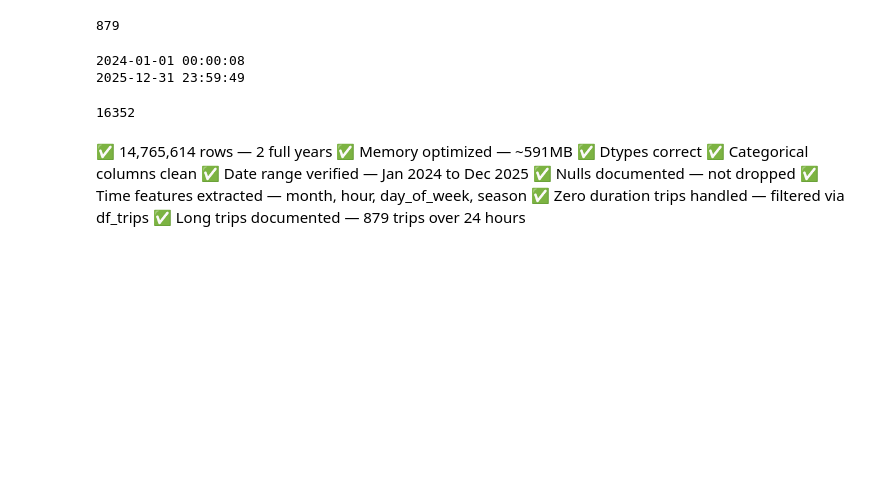
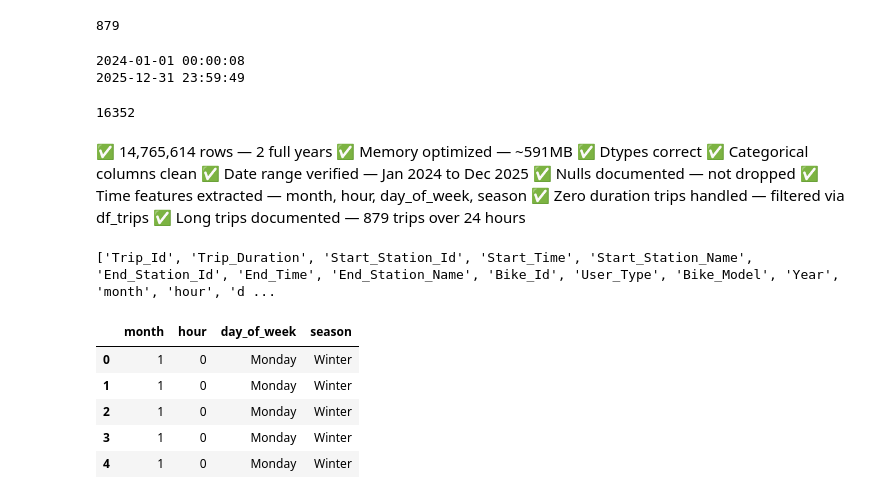
Before and after one commit to john-nio/portfolio-projects, a Jupyter notebook: toronto_bikeshare/bikeshare.ipynb, the cells around one changed output. Saved outputs shown, nothing was run; the diff lists cells and outputs as text; code cells hidden in the pictures; blank space fills up the shorter version.

```diff
--- a/toronto_bikeshare/bikeshare.ipynb
+++ b/toronto_bikeshare/bikeshare.ipynb
@@ -487,3 +489,25 @@ df_trips = df_all[df_all['Trip_Duration'] > 0]
 ✅ Time features extracted — month, hour, day_of_week, season
 ✅ Zero duration trips handled — filtered via df_trips
 ✅ Long trips documented — 879 trips over 24 hours
+# %%
+df_all['month'] = df_all['Start_Time'].dt.month.astype('int8')
+df_all['hour'] = df_all['Start_Time'].dt.hour.astype('int8')
+df_all['day_of_week'] = df_all['Start_Time'].dt.day_name().astype('category')
+df_all['season'] = df_all['month'].map({
+    12: 'Winter', 1: 'Winter', 2: 'Winter',
+    3: 'Spring', 4: 'Spring', 5: 'Spring',
+    6: 'Summer', 7: 'Summer', 8: 'Summer',
+    9: 'Fall', 10: 'Fall', 11: 'Fall'
+}).astype('category')
+
+# verify
+print(df_all.columns.tolist())
+df_all[['month', 'hour', 'day_of_week', 'season']].head()
+# %% [output]
+['Trip_Id', 'Trip_Duration', 'Start_Station_Id', 'Start_Time', 'Start_Station_Name', 'End_Station_Id', 'End_Time', 'End_Station_Name', 'Bike_Id', 'User_Type', 'Bike_Model', 'Year', 'month', 'hour', 'd ...
+|  | month | hour | day_of_week | season |
+| 0 | 1 | 0 | Monday | Winter |
+| 1 | 1 | 0 | Monday | Winter |
+| 2 | 1 | 0 | Monday | Winter |
+| 3 | 1 | 0 | Monday | Winter |
+| 4 | 1 | 0 | Monday | Winter |
```
Also changed, not shown: parts of 2 cells of this notebook, 1 other file.
